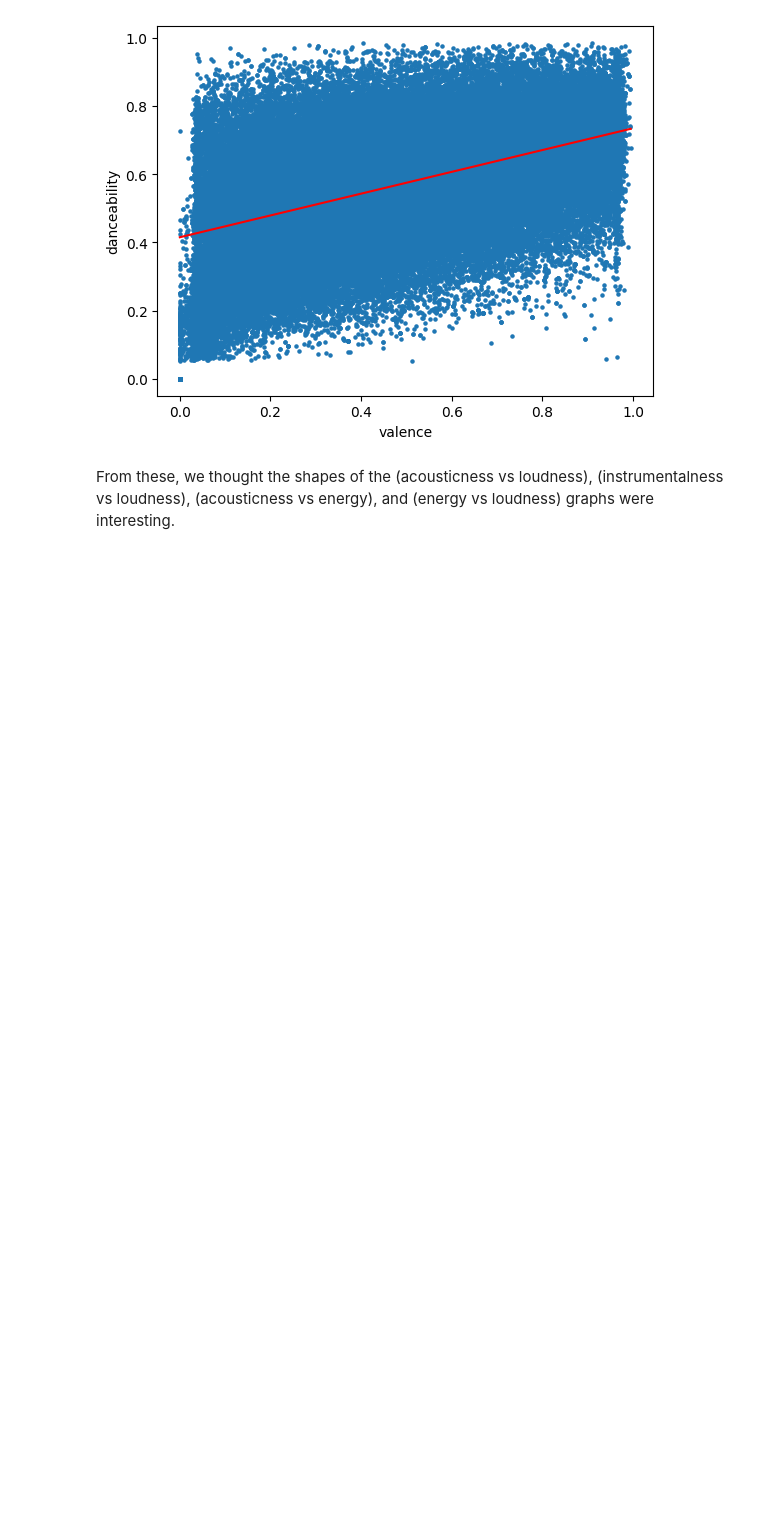
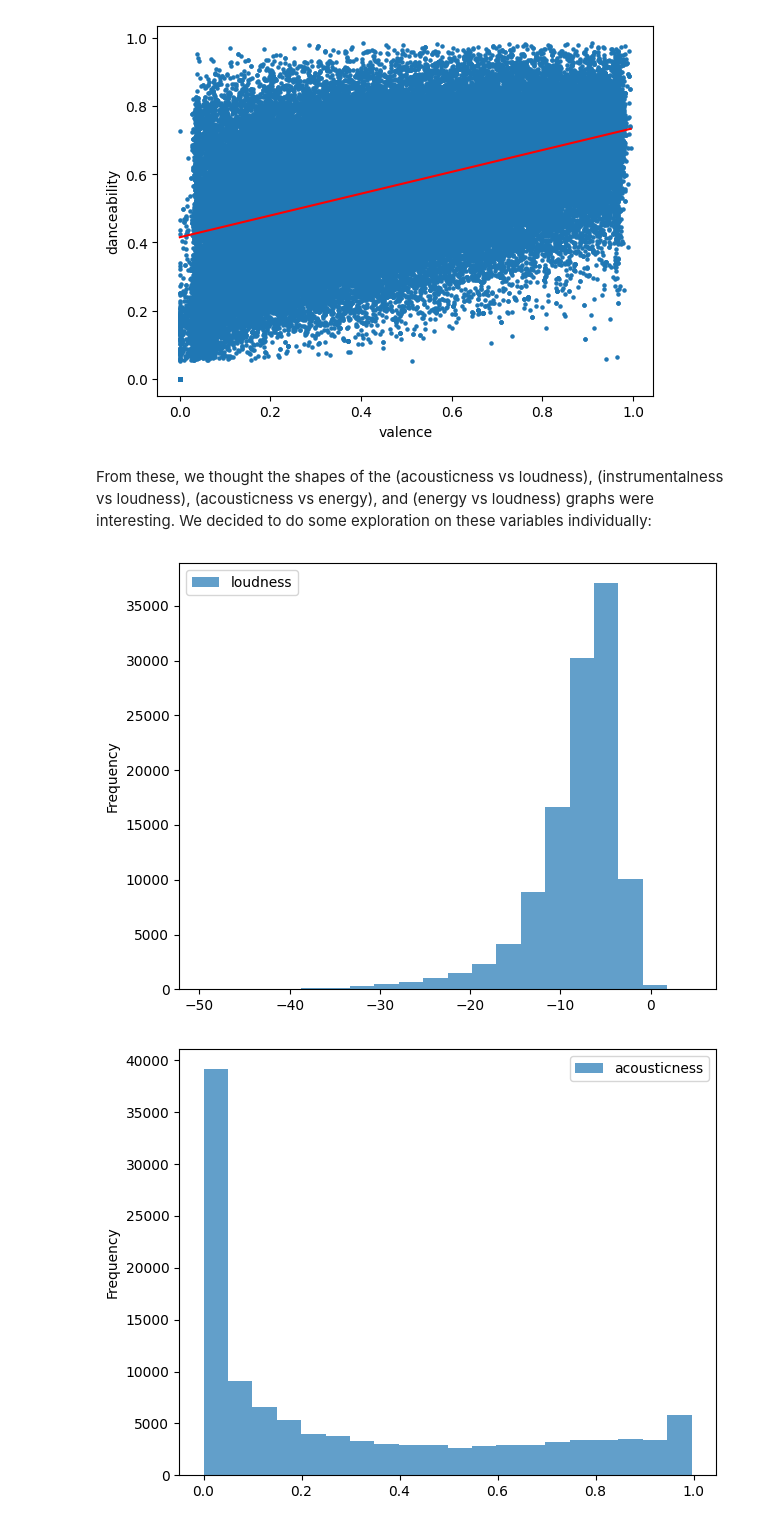
Before and after one commit to ketexon/csm148-spotiflies, a Jupyter notebook: week2_checkin.ipynb, the cells around one changed output. Saved outputs shown, nothing was run; the diff lists cells and outputs as text; code cells hidden in the pictures; blank space fills up the shorter version.

Commit message:
individual variable investigation

```diff
--- a/week2_checkin.ipynb
+++ b/week2_checkin.ipynb
@@ -125,4 +125,16 @@ for (i, j) in correlated_features:
 [figure]
 [figure]
 # %% [markdown]
-From these, we thought the shapes of the (acousticness vs loudness), (instrumentalness vs loudness), (acousticness vs energy), and (energy vs loudness) graphs were interesting.
+From these, we thought the shapes of the (acousticness vs loudness), (instrumentalness vs loudness), (acousticness vs energy), and (energy vs loudness) graphs were interesting. We decided to do some exploration on these variables individually:
+# %%
+# loudness, acousticness, instrumentalness, energy
+interesting_variables = ['loudness', 'acousticness', 'instrumentalness', 'energy']
+for var in interesting_variables:
+    spotify_clean[[var]].plot.hist(
+        bins=20, alpha=0.7, layout=(2, 2), legend=True
+    )
+    plt.tight_layout()
+    plt.show()
+# %% [output]
+[figure, added]
+[figure, added]
```
Also changed, not shown: parts of 3 cells of this notebook.
